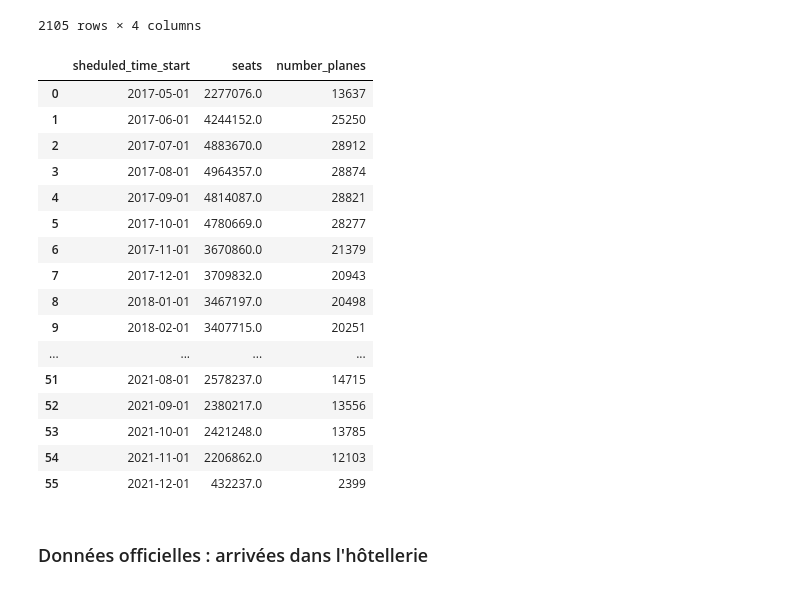
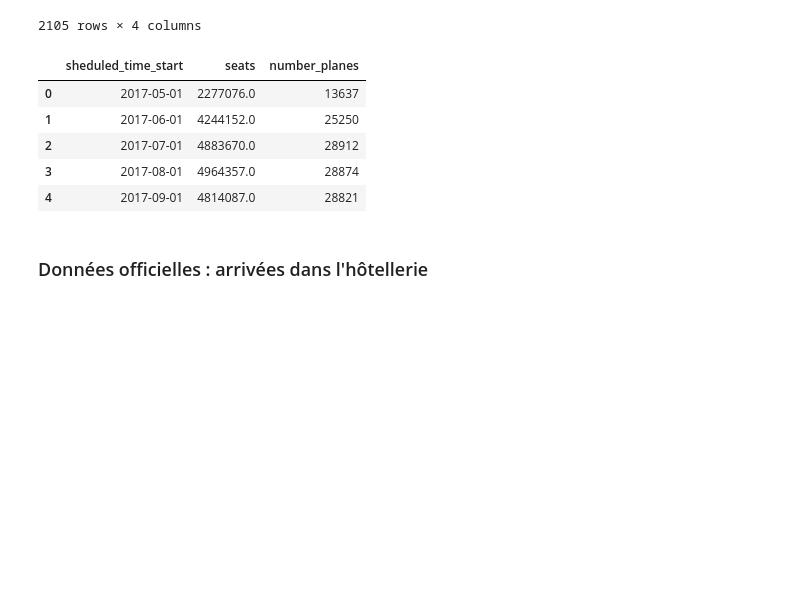
Before and after one commit to julienowack/stat_app, a Jupyter notebook: Regressions_bdd.ipynb, the cells around one changed output. Saved outputs shown, nothing was run; the diff lists cells and outputs as text; code cells hidden in the pictures; blank space fills up the shorter version.

```diff
--- a/Regressions_bdd.ipynb
+++ b/Regressions_bdd.ipynb
@@ -50,26 +50,15 @@ df_air_trafic_month
 # %%
 #En groupant sur la France entière, sans dissocier par départements :
 df_air_trafic_month2 = df_air_trafic_month.groupby(pd.Grouper(key='sheduled_time_start', freq="MS"))['seats', 'number_planes'].sum()
 df_air_trafic_month2.reset_index(inplace=True)
-df_air_trafic_month2
+df_air_trafic_month2.head(5)
 # %% [output]
 |  | sheduled_time_start | seats | number_planes |
 | 0 | 2017-05-01 | 2277076.0 | 13637 |
 | 1 | 2017-06-01 | 4244152.0 | 25250 |
 | 2 | 2017-07-01 | 4883670.0 | 28912 |
 | 3 | 2017-08-01 | 4964357.0 | 28874 |
 | 4 | 2017-09-01 | 4814087.0 | 28821 |
-| 5 | 2017-10-01 | 4780669.0 | 28277 |
-| 6 | 2017-11-01 | 3670860.0 | 21379 |
-| 7 | 2017-12-01 | 3709832.0 | 20943 |
-| 8 | 2018-01-01 | 3467197.0 | 20498 |
-| 9 | 2018-02-01 | 3407715.0 | 20251 |
-| ... | ... | ... | ... |
-| 51 | 2021-08-01 | 2578237.0 | 14715 |
-| 52 | 2021-09-01 | 2380217.0 | 13556 |
-| 53 | 2021-10-01 | 2421248.0 | 13785 |
-| 54 | 2021-11-01 | 2206862.0 | 12103 |
-| 55 | 2021-12-01 | 432237.0 | 2399 |
 # %% [markdown]
 ### Données officielles : arrivées dans l'hôtellerie
 # %%
```
Also changed, not shown: parts of 33 cells of this notebook.
